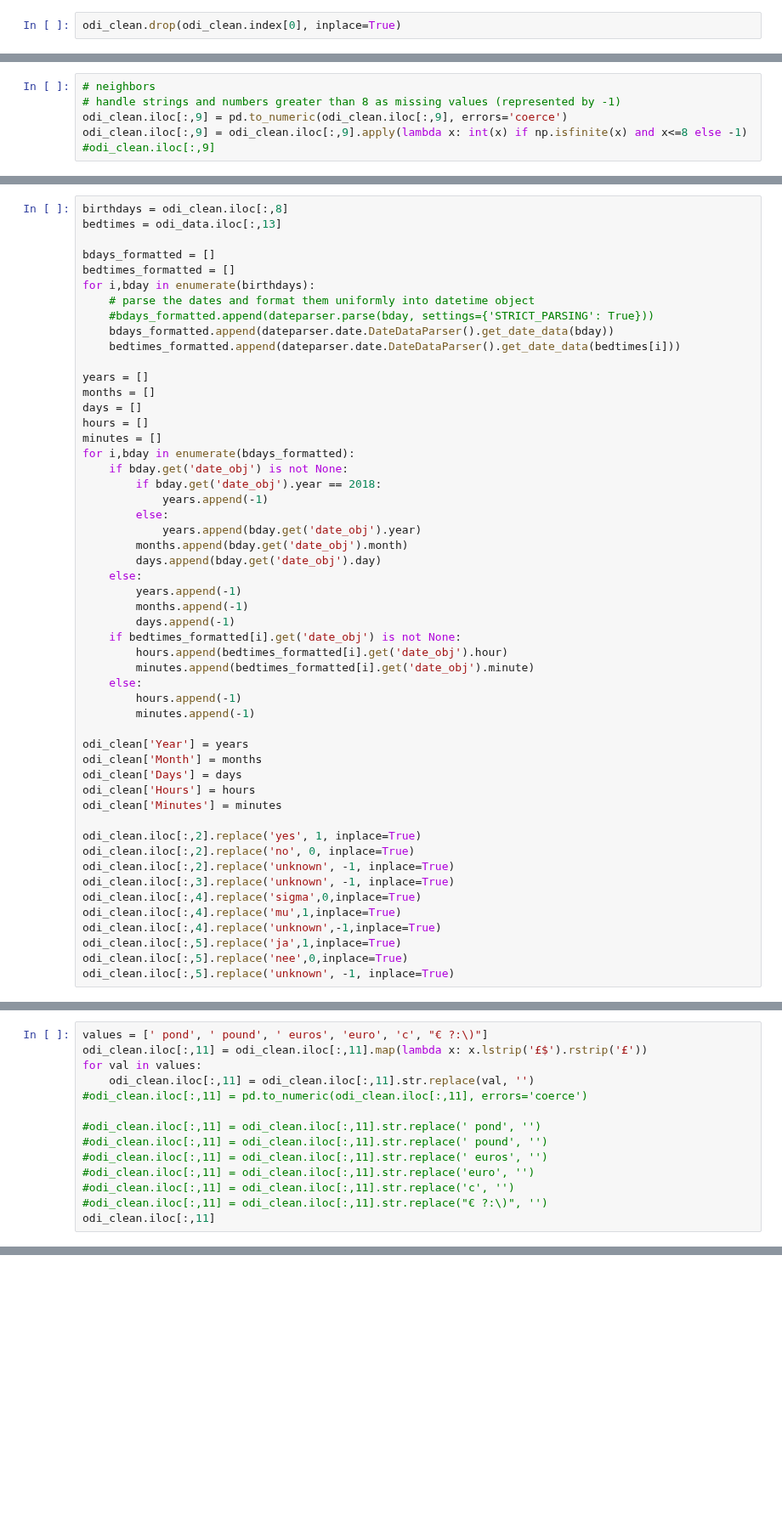
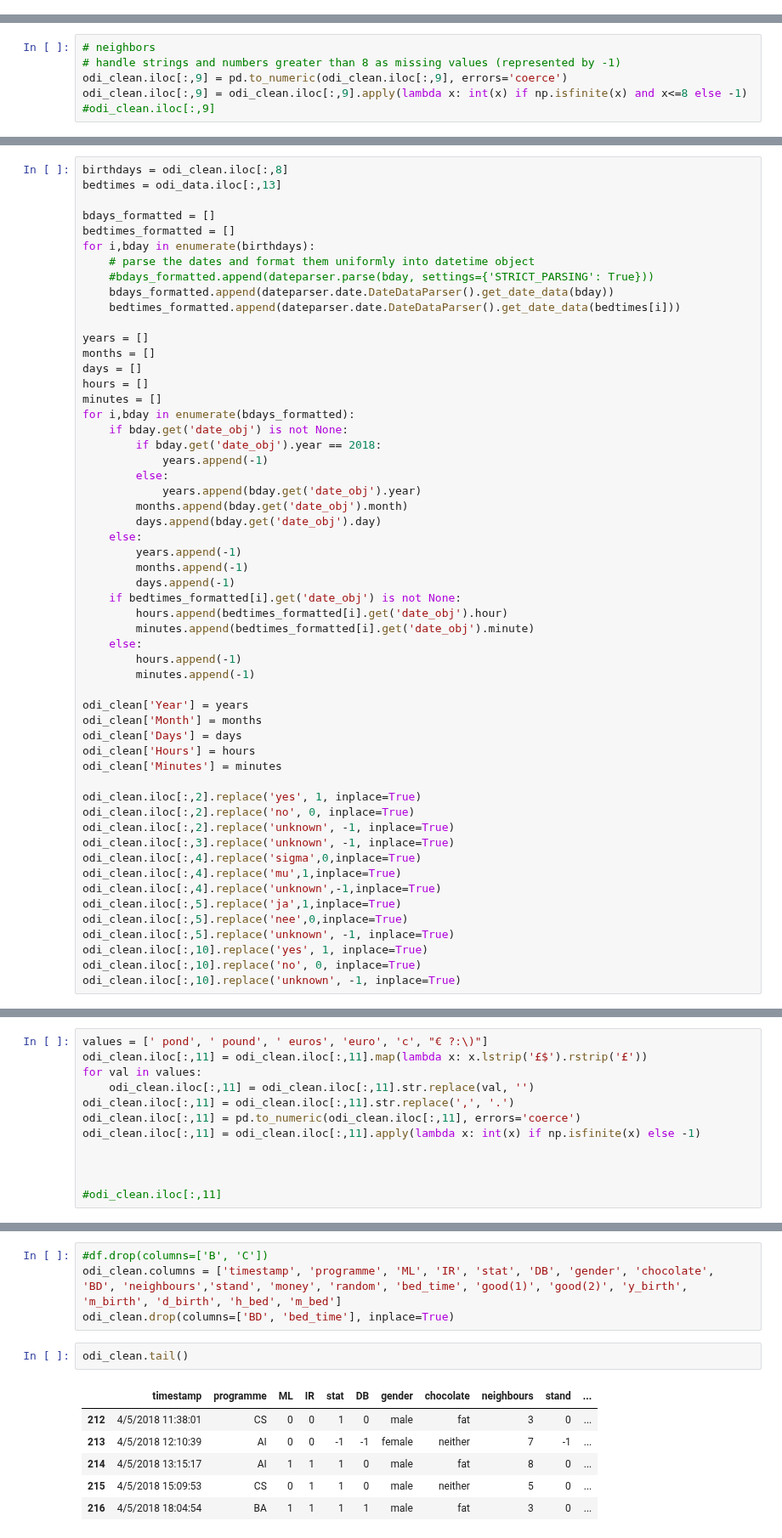
Before and after one commit to FionaLippert/DataMining, a Jupyter notebook: exploreData.ipynb, the cells around one changed output, grey strips where cells are left out. Shown at 85% size. Drawn from its saved outputs; the diff is of its cells as text; blank space fills up the shorter version.

Commit message:
final_cleaning

```diff
--- a/exploreData.ipynb
+++ b/exploreData.ipynb
@@ -58,5 +58,3 @@ odi_data.isnull()
-# %%
-odi_clean.drop(odi_clean.index[0], inplace=True)
 # %%
 programme_dict = {
     'Duisenberg':'Duisenberg Honor Programme',
@@ -169,3 +165,6 @@ odi_clean.iloc[:,4].replace('unknown',-1,inplace=True)
 odi_clean.iloc[:,5].replace('ja',1,inplace=True)
 odi_clean.iloc[:,5].replace('nee',0,inplace=True)
 odi_clean.iloc[:,5].replace('unknown', -1, inplace=True)
+odi_clean.iloc[:,10].replace('yes', 1, inplace=True)
+odi_clean.iloc[:,10].replace('no', 0, inplace=True)
+odi_clean.iloc[:,10].replace('unknown', -1, inplace=True)
@@ -176,12 +173,10 @@ values = [' pond', ' pound', ' euros', 'euro', 'c', "€ ?:\)"]
 odi_clean.iloc[:,11] = odi_clean.iloc[:,11].map(lambda x: x.lstrip('£$').rstrip('£'))
 for val in values:
     odi_clean.iloc[:,11] = odi_clean.iloc[:,11].str.replace(val, '')
-#odi_clean.iloc[:,11] = pd.to_numeric(odi_clean.iloc[:,11], errors='coerce')
+odi_clean.iloc[:,11] = odi_clean.iloc[:,11].str.replace(',', '.')
+odi_clean.iloc[:,11] = pd.to_numeric(odi_clean.iloc[:,11], errors='coerce')
+odi_clean.iloc[:,11] = odi_clean.iloc[:,11].apply(lambda x: int(x) if np.isfinite(x) else -1)
 
-#odi_clean.iloc[:,11] = odi_clean.iloc[:,11].str.replace(' pond', '')
-#odi_clean.iloc[:,11] = odi_clean.iloc[:,11].str.replace(' pound', '')
-#odi_clean.iloc[:,11] = odi_clean.iloc[:,11].str.replace(' euros', '')
-#odi_clean.iloc[:,11] = odi_clean.iloc[:,11].str.replace('euro', '')
-#odi_clean.iloc[:,11] = odi_clean.iloc[:,11].str.replace('c', '')
-#odi_clean.iloc[:,11] = odi_clean.iloc[:,11].str.replace("€ ?:\)", '')
-odi_clean.iloc[:,11]
+
+
+#odi_clean.iloc[:,11]
@@ -205,0 +183,13 @@ Name: You can get £100 if you win a local DM competition, or we don’t hold an
+# %%
+#df.drop(columns=['B', 'C'])
+odi_clean.columns = ['timestamp', 'programme', 'ML', 'IR', 'stat', 'DB', 'gender', 'chocolate', 'BD', 'neighbours','stand', 'money', 'random', 'bed_time', 'good(1)', 'good(2)', 'y_birth', 'm_birth', 'd_birth', 'h_bed', 'm_bed']
+odi_clean.drop(columns=['BD', 'bed_time'], inplace=True)
+# %%
+odi_clean.tail()
+# %% [output]
+|  | timestamp | programme | ML | IR | stat | DB | gender | chocolate | neighbours | stand | ... |
+| 212 | 4/5/2018 11:38:01 | CS | 0 | 0 | 1 | 0 | male | fat | 3 | 0 | ... |
+| 213 | 4/5/2018 12:10:39 | AI | 0 | 0 | -1 | -1 | female | neither | 7 | -1 | ... |
+| 214 | 4/5/2018 13:15:17 | AI | 1 | 1 | 1 | 0 | male | fat | 8 | 0 | ... |
+| 215 | 4/5/2018 15:09:53 | CS | 0 | 1 | 1 | 0 | male | neither | 5 | 0 | ... |
+| 216 | 4/5/2018 18:04:54 | BA | 1 | 1 | 1 | 1 | male | fat | 3 | 0 | ... |
```
Also changed, not shown: parts of 7 cells of this notebook, 1 other file.
